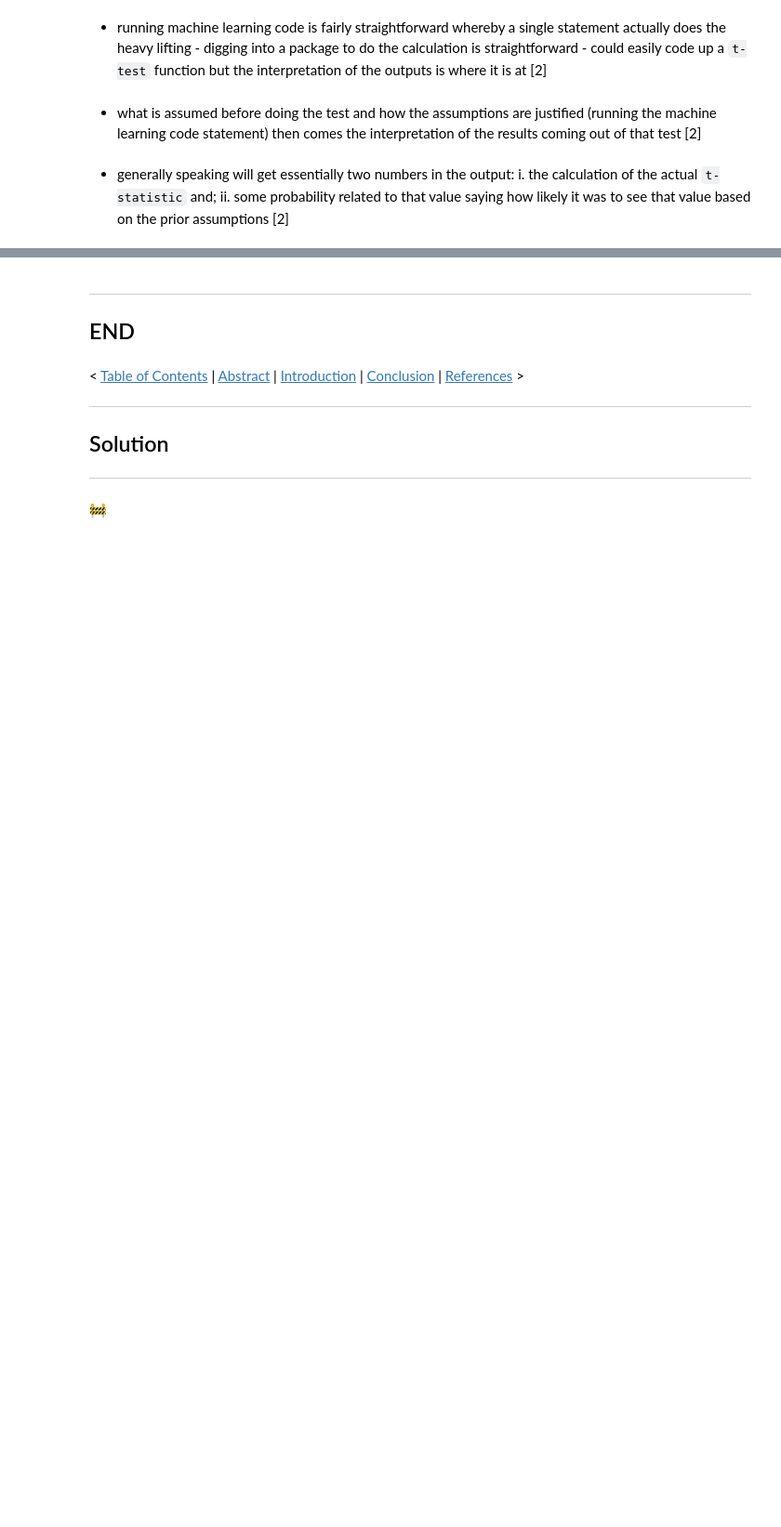
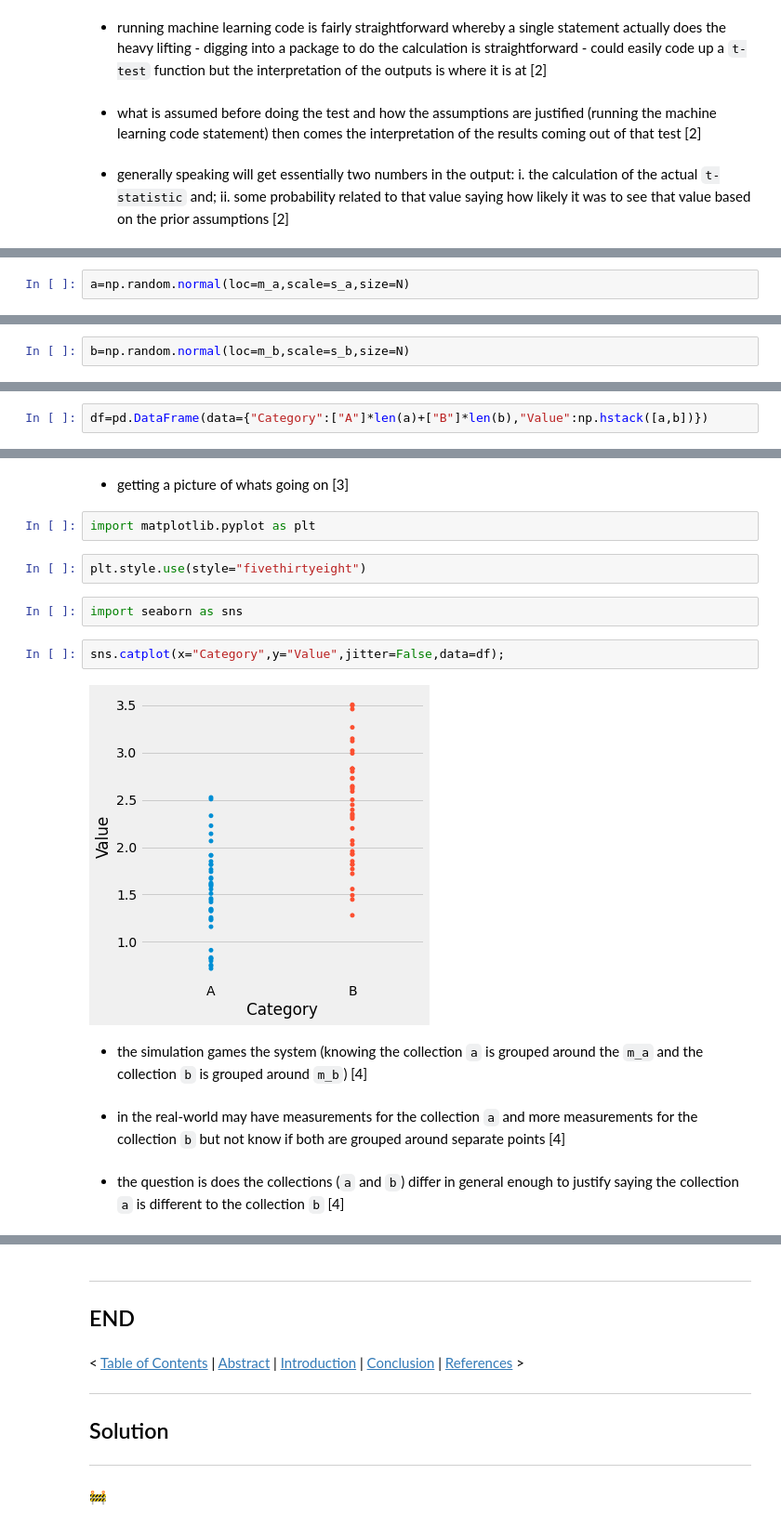
Before and after one commit to SeanOhAileasa/mls-scikit-learn-scipy-stats, a Jupyter notebook: scipy-stats.ipynb, the cells around one changed output, grey strips where cells are left out. Shown: that part at 93% size. Cells and saved outputs as stored; diff of their text form; blank space fills up the shorter version.

```diff
--- a/scipy-stats.ipynb
+++ b/scipy-stats.ipynb
@@ -291,0 +356,2 @@ scipy.stats.ttest_ind(a,b)
+# %%
+a=np.random.normal(loc=m_a,scale=s_a,size=N)
@@ -291,0 +373,2 @@ scipy.stats.ttest_ind(a,b)
+# %%
+b=np.random.normal(loc=m_b,scale=s_b,size=N)
@@ -291,0 +402,2 @@ scipy.stats.ttest_ind(a,b)
+# %%
+df=pd.DataFrame(data={"Category":["A"]*len(a)+["B"]*len(b),"Value":np.hstack([a,b])})
@@ -291,0 +426,18 @@ scipy.stats.ttest_ind(a,b)
+# %% [markdown]
+- getting a picture of whats going on [3]
+# %%
+import matplotlib.pyplot as plt
+# %%
+plt.style.use(style="fivethirtyeight")
+# %%
+import seaborn as sns
+# %%
+sns.catplot(x="Category",y="Value",jitter=False,data=df);
+# %% [output]
+[figure, added]
+# %% [markdown]
+- the simulation games the system (knowing the collection ``a`` is grouped around the ``m_a`` and the collection ``b`` is grouped around ``m_b``) [4]
+# %% [markdown]
+- in the real-world may have measurements for the collection ``a`` and more measurements for the collection ``b`` but not know if both are grouped around separate points [4]
+# %% [markdown]
+- the question is does the collections (``a`` and ``b``) differ in general enough to justify saying the collection ``a`` is different to the collection ``b`` [4]
```
Also changed, not shown: parts of 68 cells of this notebook.
